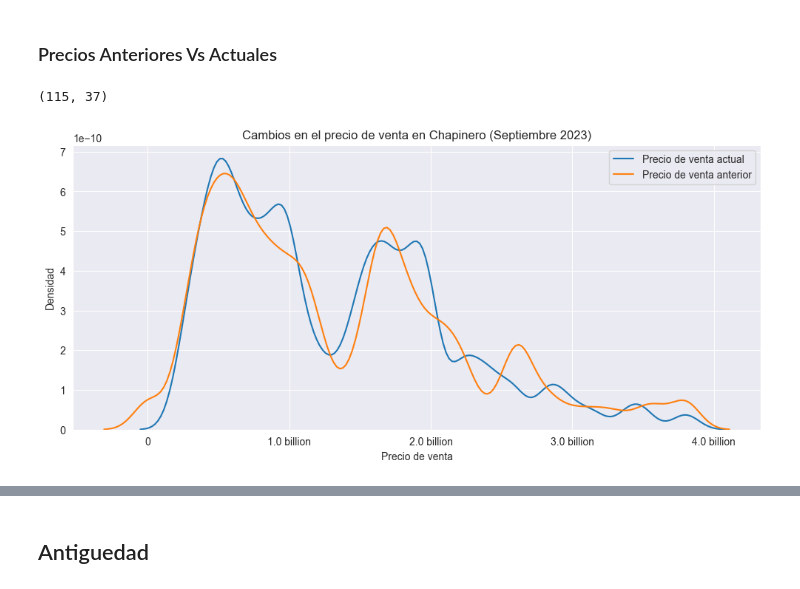
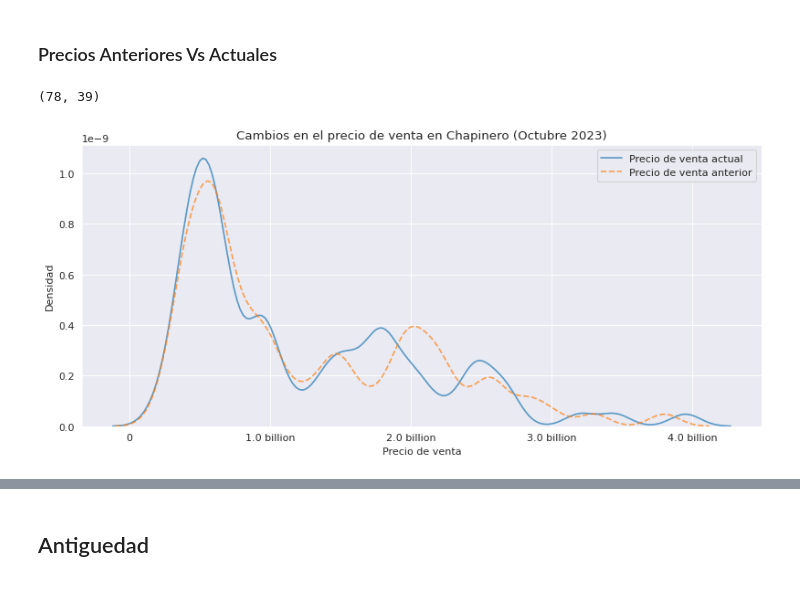
Before and after one commit to builker-col/bogota-apartments, a Jupyter notebook: notebooks/localidades/chapinero_venta.ipynb, the cells around one changed output, grey strips where cells are left out. Cells and saved outputs as stored; diff of their text form; code cells hidden in the pictures.

```diff
--- a/notebooks/localidades/chapinero_venta.ipynb
+++ b/notebooks/localidades/chapinero_venta.ipynb
@@ -10,5 +13,5 @@ sns.set_style('darkgrid')
 # %%
-apartments = pd.read_csv('../../data/processed/apartments.csv')
+apartments = pd.read_csv('../../data/processed/apartments.csv', low_memory=False)
 chapinero =  apartments[(apartments['tipo_operacion'] == 'VENTA') & (apartments['localidad'] == 'CHAPINERO') & (apartments['coords_modified'] == False)]
 chapinero = chapinero.drop(columns=['precio_arriendo'])
 chapinero.head()
@@ -88,8 +92,10 @@ Q3 = chapinero['precio_venta'].quantile(0.75)
 
 IQR = Q3 - Q1
 
-lower = Q1 - 1.5 * IQR
-upper = Q3 + 1.5 * IQR
+lower = Q1 - (1.5 * IQR)
+if lower < 0:
+    lower = Q1 - (0.5 * IQR)
+upper = Q3 + (1.5 * IQR)
 
 outliers = chapinero[(chapinero['precio_venta'] < lower) | (chapinero['precio_venta'] > upper)]
 outliers.shape
@@ -118,8 +124,8 @@ Q3 = chapinero['area'].quantile(0.75)
 
 IQR = Q3 - Q1
 
-lower = Q1 - 1.5 * IQR
-upper = Q3 + 1.5 * IQR
+lower = Q1 - (1.5 * IQR)
+upper = Q3 + (1.5 * IQR)
 
 outliers = chapinero[(chapinero['area'] < lower) | (chapinero['area'] > upper)]
 outliers.shape
@@ -674,40 +800,38 @@ plt.show()
 # %%
 #selcionar todos los datos qut no tenga la columna precio_venta_anterior nula
 chapinero_ant = chapinero[chapinero['precio_venta_anterior'].notna()]
-chapinero_ant = chapinero_ant[chapinero_ant['fecha_actualizacion_precio_venta'].dt.month == 9]
+chapinero_ant = chapinero_ant[chapinero_ant['fecha_actualizacion_precio_venta'].dt.month == 10]
 chapinero_ant.shape
 # %% [output]
-(115, 37)
+(78, 39)
 # %%
 plt.figure(figsize=(12, 5))
 
 sns.kdeplot(
     chapinero_ant,
     x='precio_venta',
     bw_adjust=.3,
     label='Precio de venta actual',
+    alpha=.7,
 )
 
 sns.kdeplot(
     chapinero_ant,
     x='precio_venta_anterior',
     bw_adjust=.3,
     label='Precio de venta anterior',
-    # alpha=.7
+    alpha=.7,
+    linestyle='--',
 )
 
-#dibuja una linea en el promedio
-# plt.axvline(chapinero_ant['precio_venta_anterior'].mean(), color='red', linestyle='--', label='Promedio', alpha=.5)
-# plt.axvline(chapinero_ant['precio_venta'].median(), color='green', linestyle='--', label='Mediana', alpha=.5)
-
-plt.title('Cambios en el precio de venta en Chapinero (Septiembre 2023)')
+plt.title('Cambios en el precio de venta en Chapinero (Octubre 2023)')
 plt.xlabel('Precio de venta')
 plt.ylabel('Densidad')
 plt.gca().get_xaxis().set_major_formatter(plt.FuncFormatter(format_tick_humanize))
 plt.legend()
 plt.show()
 # %% [output]
-[figure, old version]
+[figure, new version]
 # %%
 plt.figure(figsize=(12, 5))
 
```
Also changed, not shown: parts of 64 cells of this notebook, 4 other files.
